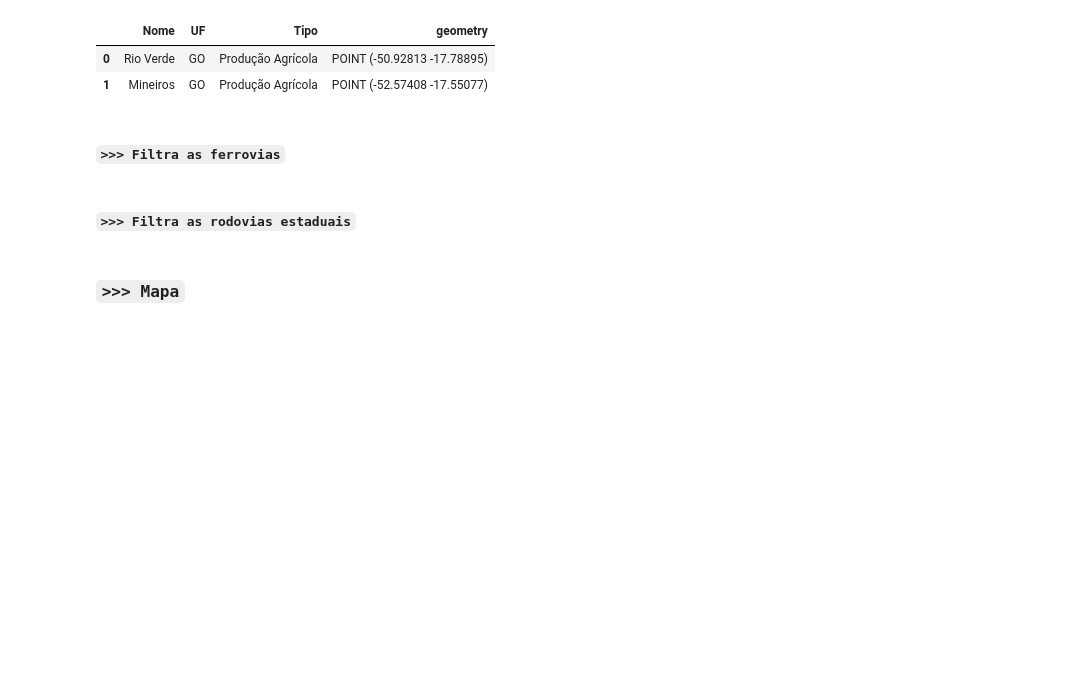
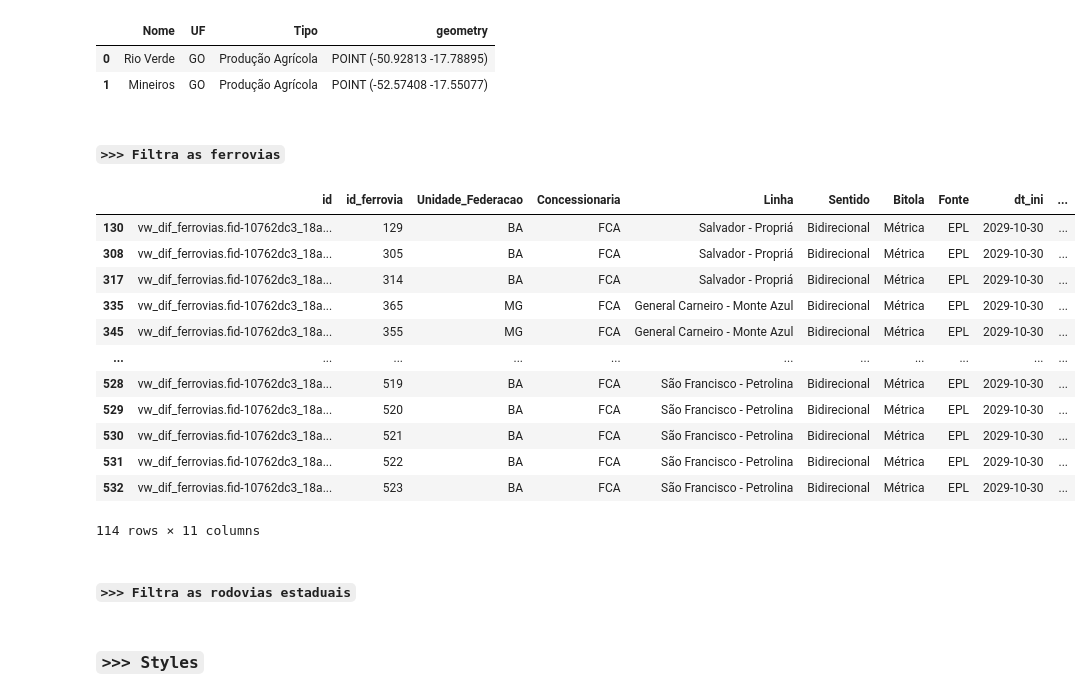
Before and after one commit to hadirgax/case-navegacao-interior, a Jupyter notebook: maps/case-navegacao.ipynb, the cells around one changed output. Saved outputs shown, nothing was run; the diff lists cells and outputs as text; code cells hidden in the pictures; blank space fills up the shorter version.

```diff
--- a/maps/case-navegacao.ipynb
+++ b/maps/case-navegacao.ipynb
@@ -157,6 +157,40 @@ mask1 = gdf_fns['geometry'].apply(lambda geom: isinstance(geom, Point))
 gdf_fns = gdf_fns[~mask1]
 gdf_fns = gdf_fns[["geometry"]]
 gdf_fns;
+# %%
+# Ferrovia FCA (Pirapora - Salvador - Petrolina)
+
+mask1 = gdf_dif_ferrovias["Unidade_Federacao"].isin(["MG", "BA"])
+mask2 = gdf_dif_ferrovias["id_ferrovia"].isin([
+    195, 196, 198, 199, 484, 485, 486, 487, 488, 489, 359, 358, 357, 356, 354, 353, 352, 351, 430,
+    350, 349, 348, 254, 347, 346, 345, 344, 2076, 139, 123, 202, 203, 253, 34, 204
+])
+mask3 = gdf_dif_ferrovias["Concessionaria"].isin(["FCA"])
+substrings = [
+    "Uberaba", "Araguari", "Angra", "Araxá", "Caldas", "Roncador", "Garças", "Divinópolis",
+    "Ponte Nova", "Recreio", "Três", "Caratinga", "Recreio", "Calafate", "Pedreira", "Burnier",
+    "Eldorado", "Sabará"
+]
+pattern = '|'.join(substrings)
+mask4 = gdf_dif_ferrovias["Linha"].str.contains(pattern, case=False)
+gdf_fv_fca = gdf_dif_ferrovias[mask1 & ~mask2 & mask3 & ~mask4]
+# gdf_fv_fca = gdf_dif_ferrovias[mask2]
+# gdf_fv_go[gdf_fv_go["id_ferrovia"] == 676]["geometry"]
+gdf_fv_fca
+# %% [output]
+|  | id | id_ferrovia | Unidade_Federacao | Concessionaria | Linha | Sentido | Bitola | Fonte | dt_ini | ... |
+| 130 | vw_dif_ferrovias.fid-10762dc3_18a... | 129 | BA | FCA | Salvador - Propriá | Bidirecional | Métrica | EPL | 2029-10-30 | ... |
+| 308 | vw_dif_ferrovias.fid-10762dc3_18a... | 305 | BA | FCA | Salvador - Propriá | Bidirecional | Métrica | EPL | 2029-10-30 | ... |
+| 317 | vw_dif_ferrovias.fid-10762dc3_18a... | 314 | BA | FCA | Salvador - Propriá | Bidirecional | Métrica | EPL | 2029-10-30 | ... |
+| 335 | vw_dif_ferrovias.fid-10762dc3_18a... | 365 | MG | FCA | General Carneiro - Monte Azul | Bidirecional | Métrica | EPL | 2029-10-30 | ... |
+| 345 | vw_dif_ferrovias.fid-10762dc3_18a... | 355 | MG | FCA | General Carneiro - Monte Azul | Bidirecional | Métrica | EPL | 2029-10-30 | ... |
+| ... | ... | ... | ... | ... | ... | ... | ... | ... | ... | ... |
+| 528 | vw_dif_ferrovias.fid-10762dc3_18a... | 519 | BA | FCA | São Francisco - Petrolina | Bidirecional | Métrica | EPL | 2029-10-30 | ... |
+| 529 | vw_dif_ferrovias.fid-10762dc3_18a... | 520 | BA | FCA | São Francisco - Petrolina | Bidirecional | Métrica | EPL | 2029-10-30 | ... |
+| 530 | vw_dif_ferrovias.fid-10762dc3_18a... | 521 | BA | FCA | São Francisco - Petrolina | Bidirecional | Métrica | EPL | 2029-10-30 | ... |
+| 531 | vw_dif_ferrovias.fid-10762dc3_18a... | 522 | BA | FCA | São Francisco - Petrolina | Bidirecional | Métrica | EPL | 2029-10-30 | ... |
+| 532 | vw_dif_ferrovias.fid-10762dc3_18a... | 523 | BA | FCA | São Francisco - Petrolina | Bidirecional | Métrica | EPL | 2029-10-30 | ... |
+114 rows × 11 columns
 # %%
 from shapely.geometry import LineString
 import pandas as pd
@@ -237,7 +271,7 @@ gdf["geometry"] = [
 ]
 gdf_prod_go = gpd.GeoDataFrame(gdf, crs="EPSG:4326")
 # %% [markdown]
-### `>>> Mapa`
+### `>>> Styles`
 # %%
 style_fv = lambda x: {
     "color":"brown",
```
Also changed, not shown: parts of 4 cells of this notebook.
